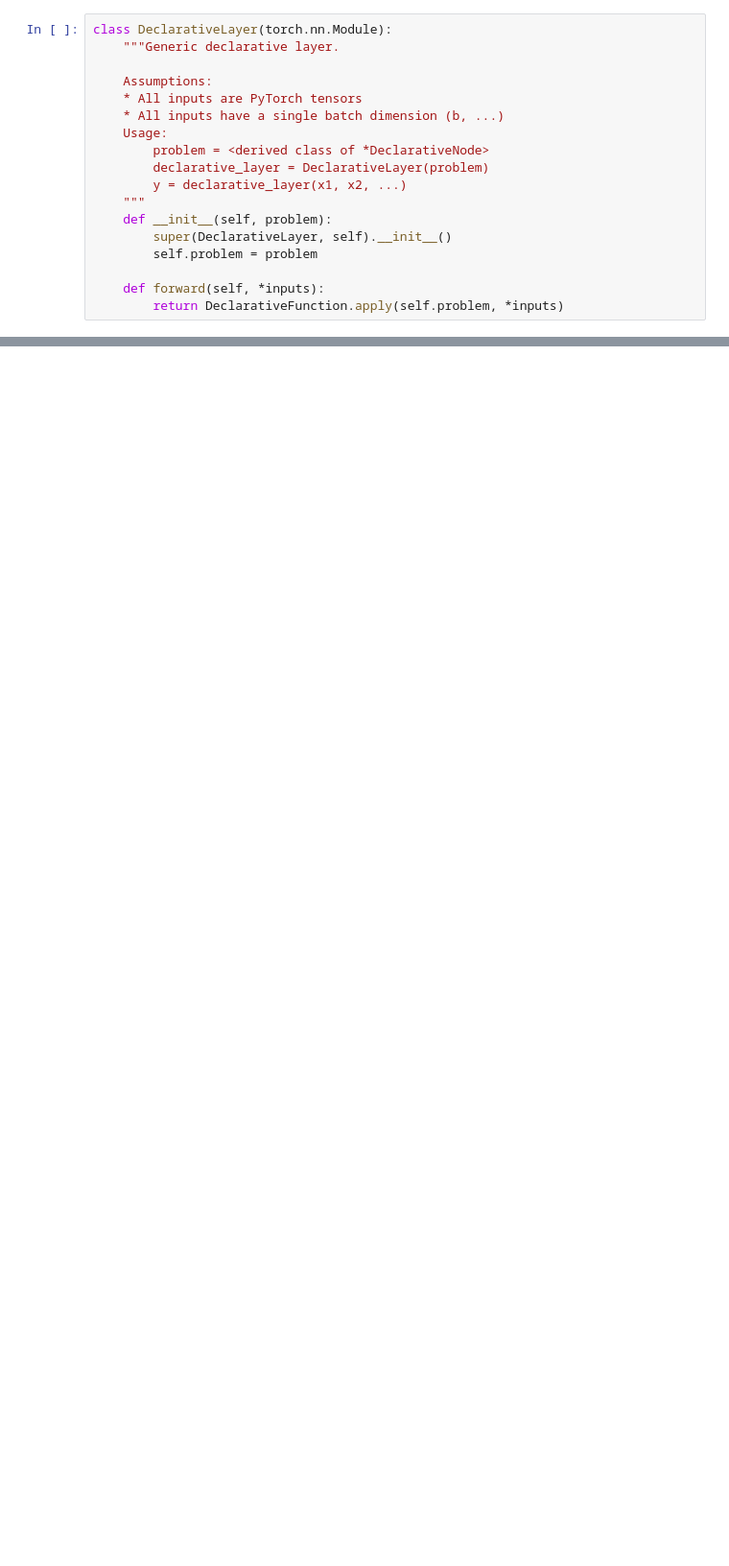
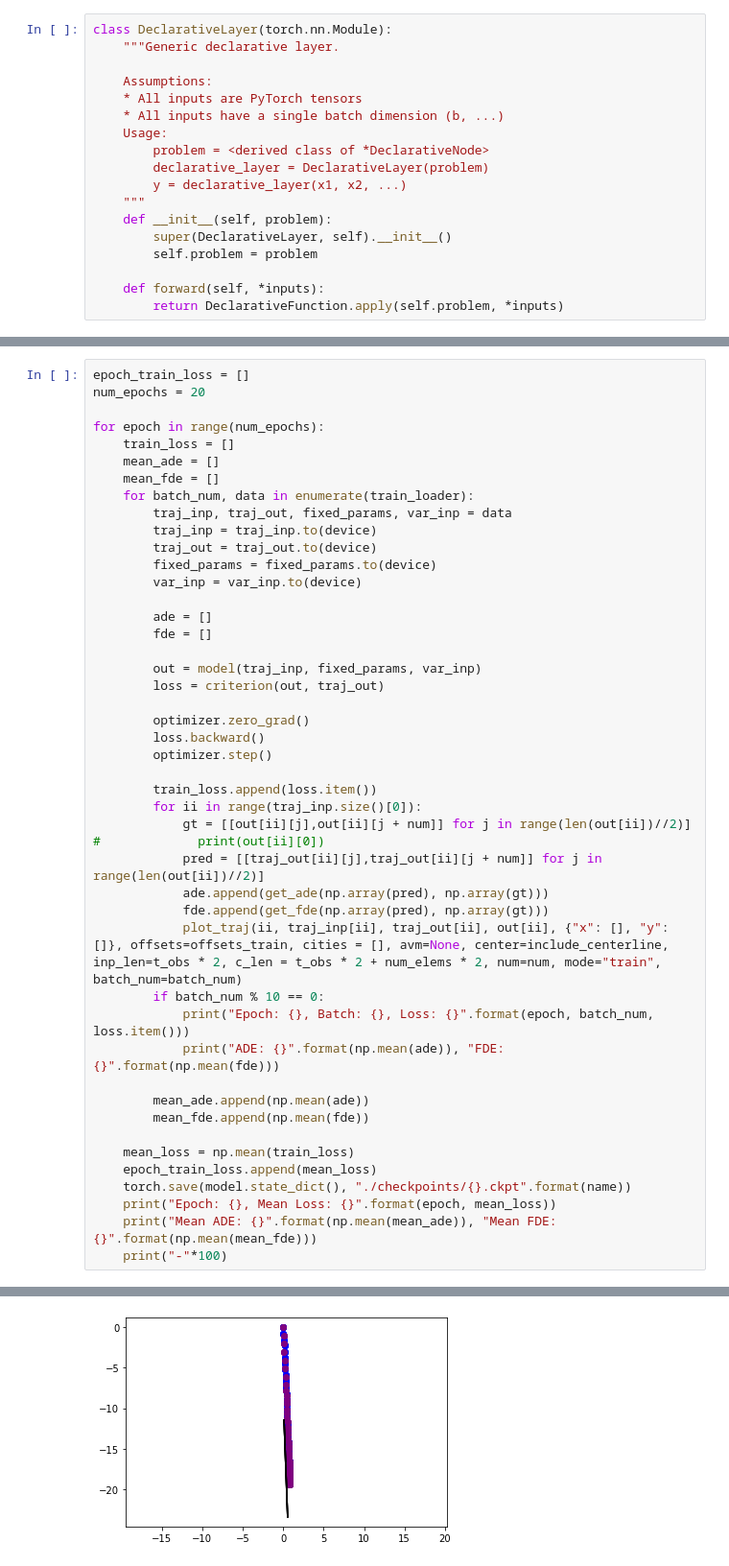
Before and after one commit to Vikr-182/ddn-forecasting, a Jupyter notebook: nonholo_ddn_argoverse.ipynb, the cells around one changed output, grey strips where cells are left out. Shown: that part at 96% size. Cells and saved outputs as stored; diff of their text form; blank space fills up the shorter version.

```diff
--- a/nonholo_ddn_argoverse.ipynb
+++ b/nonholo_ddn_argoverse.ipynb
@@ -342,0 +512,47 @@ offsets_train = np.load("/datasets/argoverse/val_offsets.npy")
+# %%
+epoch_train_loss = []
+num_epochs = 20
+
+for epoch in range(num_epochs):
+    train_loss = []
+    mean_ade = []
+    mean_fde = []
+    for batch_num, data in enumerate(train_loader):
+        traj_inp, traj_out, fixed_params, var_inp = data
+        traj_inp = traj_inp.to(device)
+        traj_out = traj_out.to(device)
+        fixed_params = fixed_params.to(device)
+        var_inp = var_inp.to(device)
+
+        ade = []
+        fde = []
+
+        out = model(traj_inp, fixed_params, var_inp)
+        loss = criterion(out, traj_out)
+
+        optimizer.zero_grad()
+        loss.backward()
+        optimizer.step()
+
+        train_loss.append(loss.item())
+        for ii in range(traj_inp.size()[0]):
+            gt = [[out[ii][j],out[ii][j + num]] for j in range(len(out[ii])//2)]
+#             print(out[ii][0])
+            pred = [[traj_out[ii][j],traj_out[ii][j + num]] for j in range(len(out[ii])//2)]
+            ade.append(get_ade(np.array(pred), np.array(gt)))
+            fde.append(get_fde(np.array(pred), np.array(gt)))
+            plot_traj(ii, traj_inp[ii], traj_out[ii], out[ii], {"x": [], "y": []}, offsets=offsets_train, cities = [], avm=None, center=include_centerline, inp_len=t_obs * 2, c_len = t_obs * 2 + num_elems * 2, num=num, mode="train", batch_num=batch_num)
+        if batch_num % 10 == 0:
+            print("Epoch: {}, Batch: {}, Loss: {}".format(epoch, batch_num, loss.item()))
+            print("ADE: {}".format(np.mean(ade)), "FDE: {}".format(np.mean(fde)))
+
+        mean_ade.append(np.mean(ade))
+        mean_fde.append(np.mean(fde))
+
+    mean_loss = np.mean(train_loss)
+    epoch_train_loss.append(mean_loss)
+    torch.save(model.state_dict(), "./checkpoints/{}.ckpt".format(name))
+    print("Epoch: {}, Mean Loss: {}".format(epoch, mean_loss))
+    print("Mean ADE: {}".format(np.mean(mean_ade)), "Mean FDE: {}".format(np.mean(mean_fde)))
+    print("-"*100)
+# %% [output]
@@ -342,0 +577 @@ offsets_train = np.load("/datasets/argoverse/val_offsets.npy")
+[figure, added]
```
Also changed, not shown: parts of 19 cells of this notebook, 42 other files.
